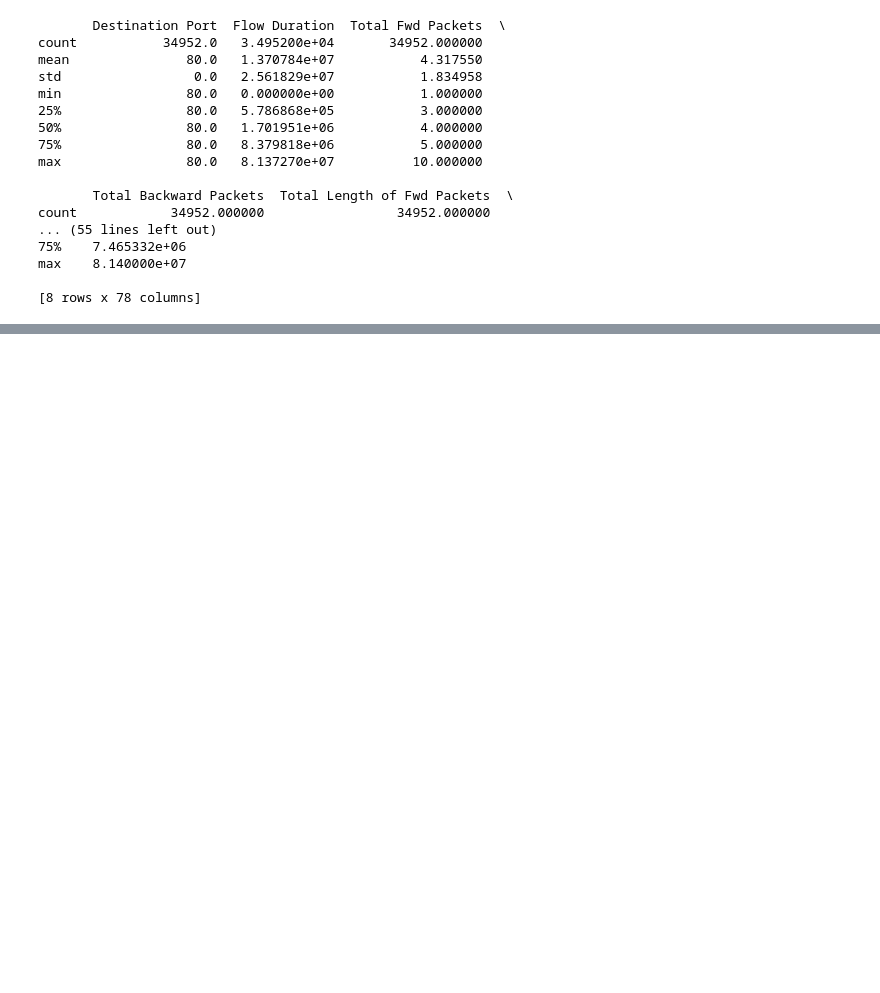
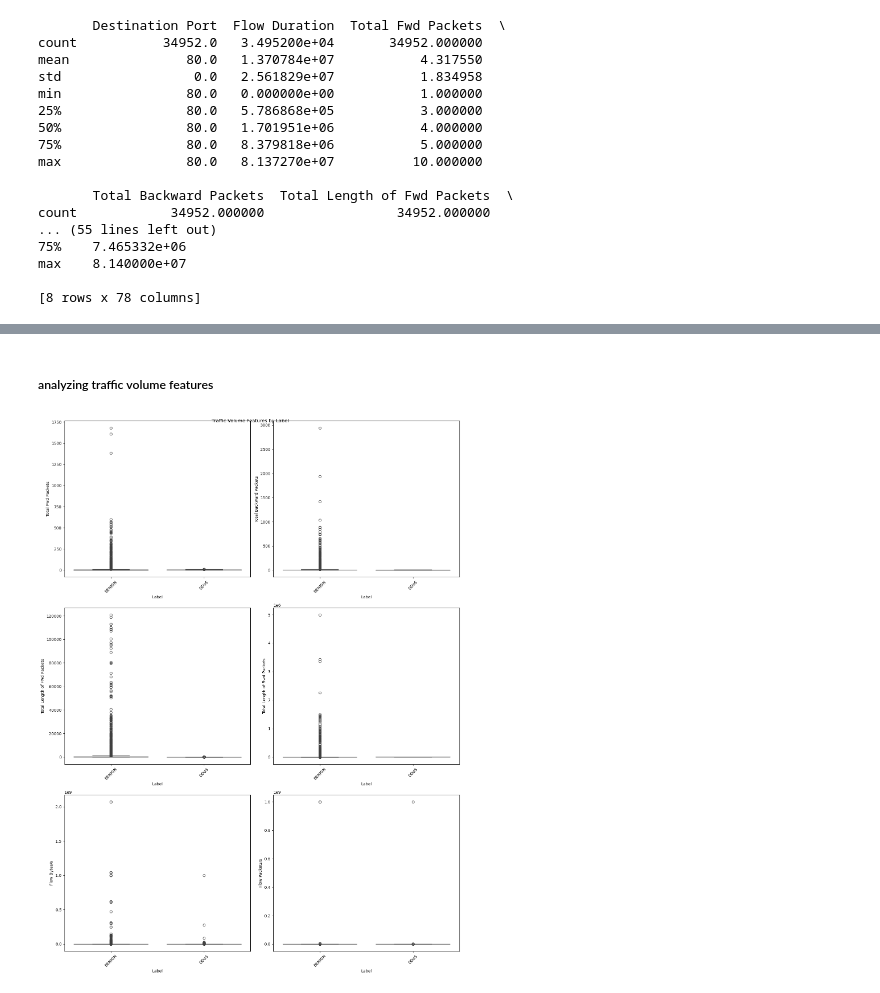
Before and after one commit to Eric-MK/nids_ddos, a Jupyter notebook: notebooks/data_preprocessing.ipynb, the cells around one changed output, grey strips where cells are left out. Drawn from its saved outputs; the diff is of its cells as text; code cells hidden in the pictures; blank space fills up the shorter version.

```diff
--- a/notebooks/data_preprocessing.ipynb
+++ b/notebooks/data_preprocessing.ipynb
@@ -155,0 +207,20 @@ hee
+# %% [markdown]
+##### analyzing traffic volume features
+# %%
+# Analyze basic traffic volume features
+volume_features = ['Total Fwd Packets', 'Total Backward Packets',
+                   'Total Length of Fwd Packets', 'Total Length of Bwd Packets',
+                   'Flow Bytes/s', 'Flow Packets/s']
+
+# Create box plots for these features, grouped by Label
+fig, axes = plt.subplots(3, 2, figsize=(15, 20))
+fig.suptitle('Traffic Volume Features by Label')
+
+for i, feature in enumerate(volume_features):
+    sns.boxplot(x='Label', y=feature, data=data_nona, ax=axes[i//2, i%2])
+    axes[i//2, i%2].set_xticklabels(axes[i//2, i%2].get_xticklabels(), rotation=45)
+
+plt.tight_layout()
+plt.show()
+# %% [output]
+[figure, added]
```
Also changed, not shown: parts of 20 cells of this notebook.
